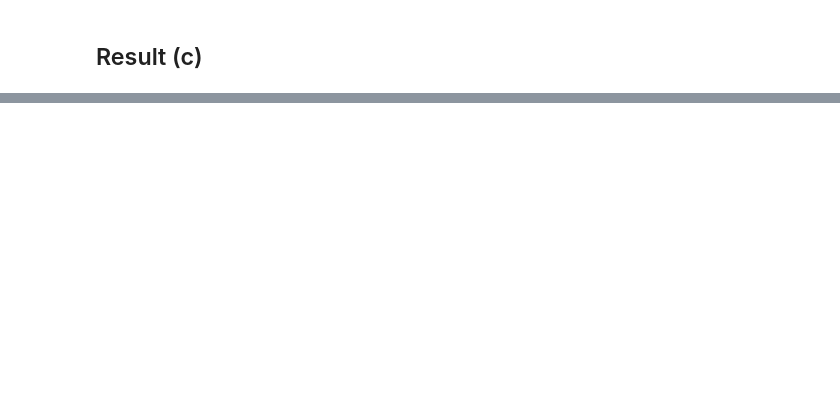
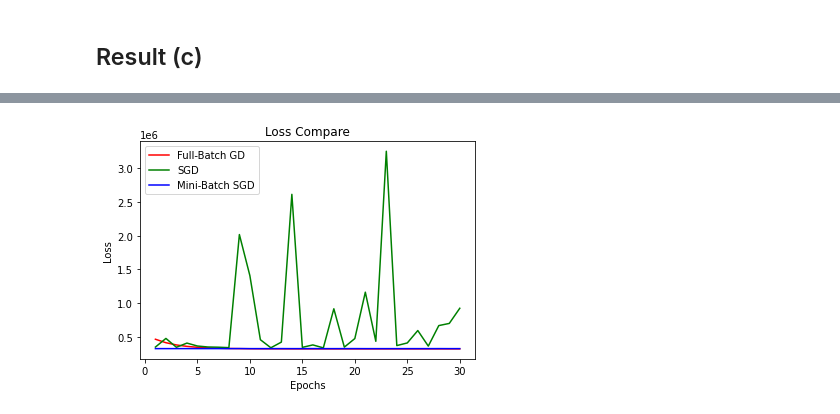
Before and after one commit to WhiteNoize-SNU/datasciencehw6, a Jupyter notebook: prob2_gd.ipynb, the cells around one changed output, grey strips where cells are left out. Drawn from its saved outputs; the diff is of its cells as text; code cells hidden in the pictures; blank space fills up the shorter version.

```diff
--- a/prob2_gd.ipynb
+++ b/prob2_gd.ipynb
@@ -369,0 +467,27 @@ plt.show()
+# %%
+model6 = SampleModel(a=0.5, b=0.5)
+X, y = model6.data_generation_quad(true_a=20, true_b=5)
+
+n_epochs, lr, batch_size = 30, 1e-1, 1000
+
+start_time = time.time()
+
+model6.run(X, y, train=True, n_epochs=n_epochs, lr=lr, batch_size=batch_size)
+loss = model6.compute_loss(X, y)
+
+end_time = time.time()
+
+# Time spent to converge
+for i in range(1, n_epochs):
+    loss_difference_rate = np.abs((model6.losses[i-1] - model6.losses[i]) / model6.losses[i-1] * 100)
+
+    if loss_difference_rate < 1:
+        print("Time spent for model loss to be converged : {:.5f} sec".format(model6.times[i]))
+        print("Total epoch : {}".format(i))
+        print("Loss: {}".format(model6.losses[i-1]))
+        break
+
+print("Training Ends...")
+print()
+print("Trained with {} epochs, {} learning rate".format(n_epochs, lr))
+print("Time Cost: {:.5f} sec".format(end_time-start_time))
@@ -369,0 +512,14 @@ plt.show()
+# %%
+epochs = range(1, 31)
+plt.plot(epochs, model4.losses, 'r-')
+plt.plot(epochs, model5.losses, 'g-')
+plt.plot(epochs, model6.losses, 'b-')
+
+plt.xlabel('Epochs')
+plt.ylabel('Loss')
+plt.title('Loss Compare')
+
+plt.legend(['Full-Batch GD', 'SGD', 'Mini-Batch SGD'])
+plt.show()
+# %% [output]
+[figure, added]
```
Also changed, not shown: parts of 16 cells of this notebook, 1 other file.
